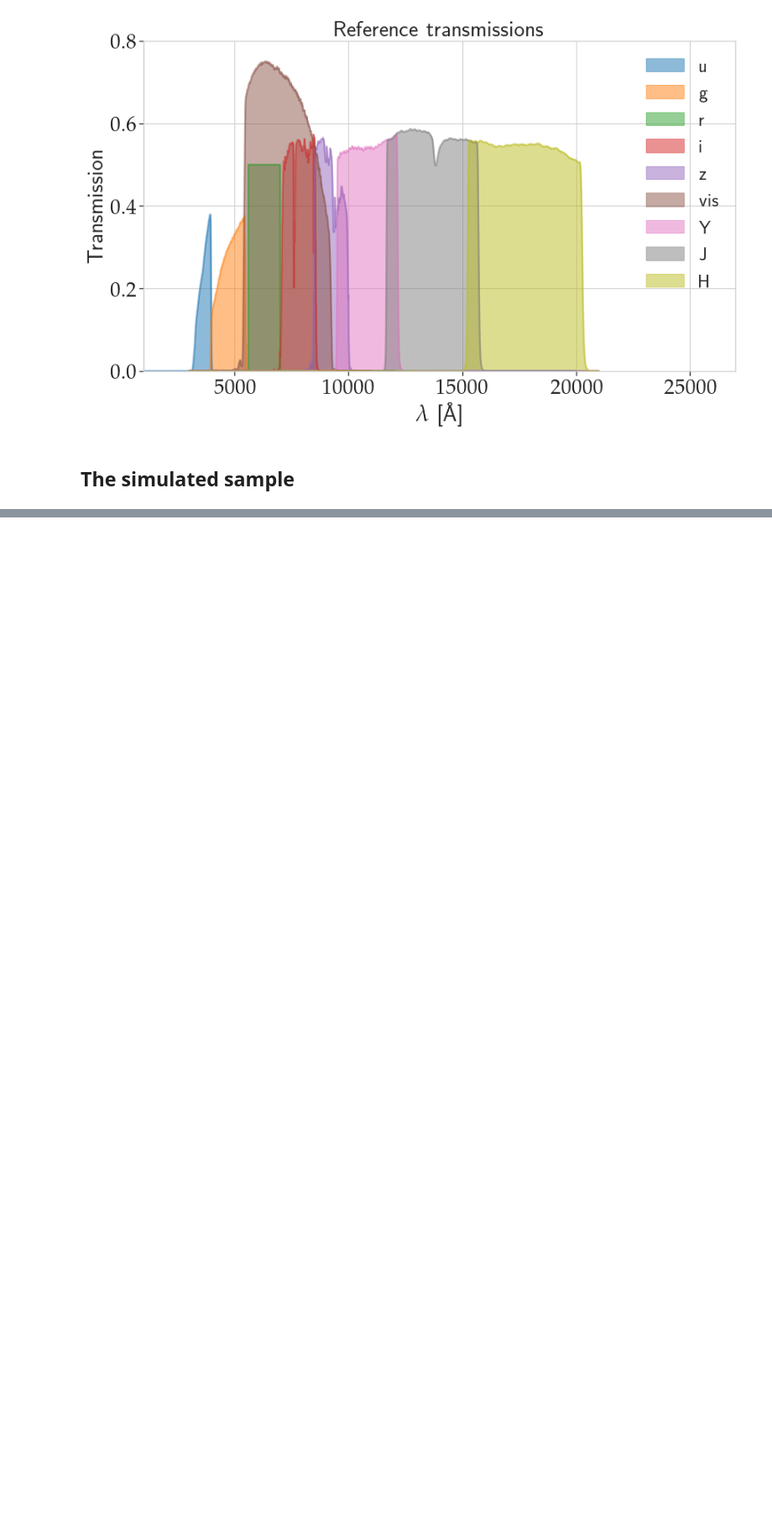
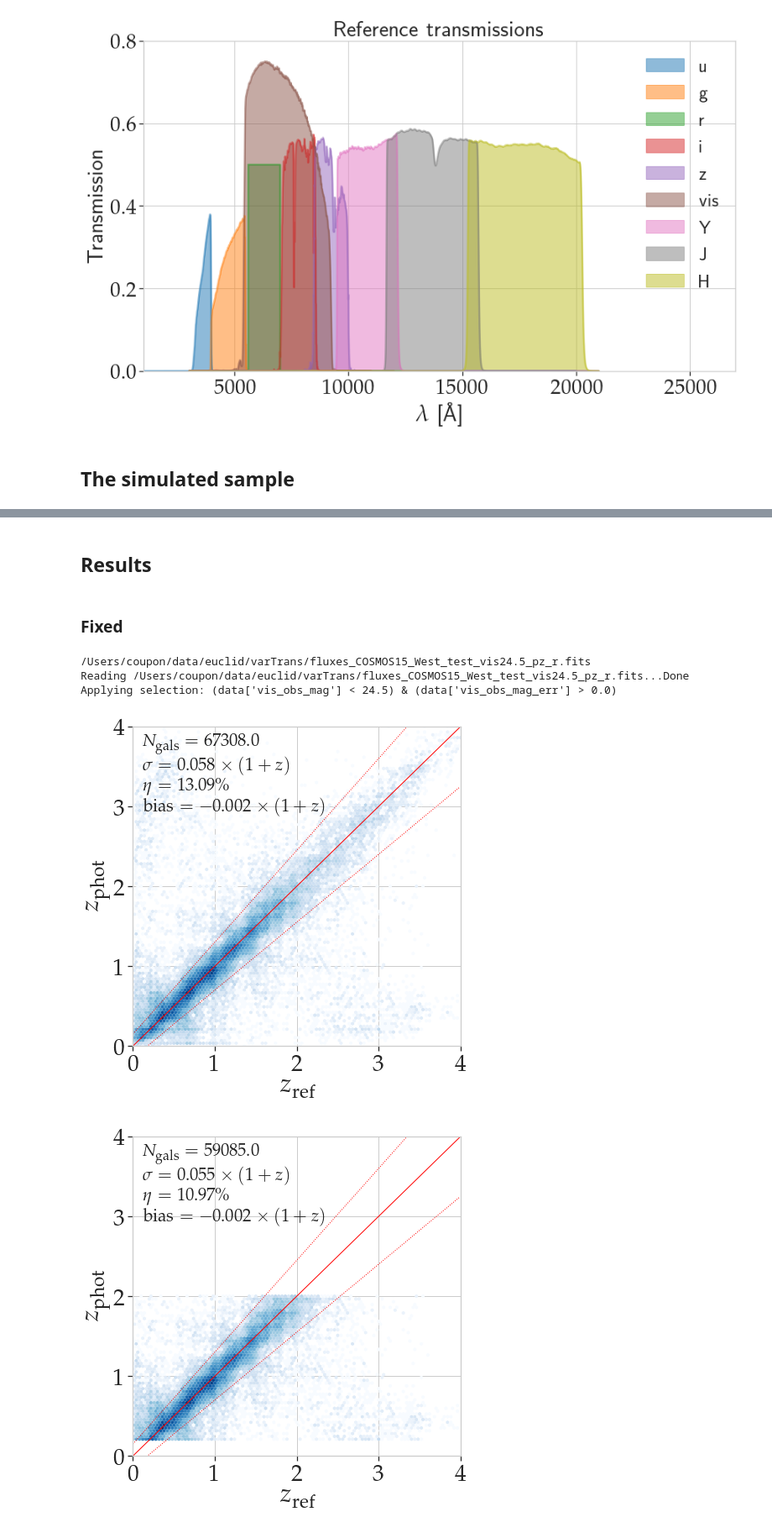
Before and after one commit to jcoupon/euclid_var_trans, a Jupyter notebook: scripts/part_2_simulations.ipynb, the cells around one changed output, grey strips where cells are left out. Shown at 84% size. Drawn from its saved outputs; the diff is of its cells as text; code cells hidden in the pictures; blank space fills up the shorter version.

```diff
--- a/scripts/part_2_simulations.ipynb
+++ b/scripts/part_2_simulations.ipynb
@@ -158,0 +623,72 @@ with open(CURRENTDIR+'/filters/filterListAll.ascii', 'w') as file_out:
+# %% [markdown]
+## Results
+# %% [markdown]
+### Fixed
+# %%
+reload(photoz_metrics)
+
+SELECT="(vis_obs_mag < 24.5) & (vis_obs_mag_err > 0.0)"
+# SELECT="(vis_obs_mag < 22.5) & (vis_obs_mag_err > 0.0)"
+
+
+# file_input = '{}/{}/pz_r.fits'.format(DATADIR, RESULTDIR)
+file_input = '{}/fluxes_COSMOS15_West_test_vis24.5_pz_r.fits'.format(DATADIR)
+
+print(file_input)
+
+data_fix = photoz_metrics.read_data(
+    file_input, select=SELECT,
+    input_type = 'ECLD_PHZ',
+    check_norm=False,
+    normalise=False,
+    reject_outliers=False,
+    )
+
+
+
+# side-by-side version
+if False:
+    f, (ax1, ax2) = plt.subplots(1,2, figsize=(15,7))
+    photoz_metrics.plot_scatter(
+        data_fix['z_ref'], data_fix['z'],
+        0.0, 4.0, ax=ax1, density=False)
+    photoz_metrics.plot_scatter(
+        data_fix['z_ref'], data_fix['z'],
+        0.0, 4.0, ax=ax2, density=True)
+
+    f, (ax1, ax2) = plt.subplots(1,2, figsize=(15,7))
+    s = (0.2 < data_fix['z']) & (data_fix['z'] < 2.0)
+    photoz_metrics.plot_scatter(
+        data_fix['z_ref'][s], data_fix['z'][s],
+        0.0, 4.0, ax=ax1, density=False)
+    photoz_metrics.plot_scatter(
+        data_fix['z_ref'][s], data_fix['z'][s],
+        0.0, 4.0, ax=ax2, density=True)
+
+# only density
+f, (ax2) = plt.subplots(1,1, figsize=(7,7))
+#photoz_metrics.plot_scatter(
+#    data_fix['z_ref'], data_fix['z'],
+#    0.0, 4.0, ax=ax1, density=False)
+photoz_metrics.plot_scatter(
+    data_fix['z_ref'], data_fix['z'],
+    0.0, 4.0, ax=ax2, density=True)
+
+f.savefig('../plots/zp_zref_fixed_all.pdf')
+
+f, (ax2) = plt.subplots(1,1, figsize=(7,7))
+s = (0.2 < data_fix['z']) & (data_fix['z'] < 2.0)
+#photoz_metrics.plot_scatter(
+#    data_fix['z_ref'][s], data_fix['z'][s],
+#    0.0, 4.0, ax=ax1, density=False)
+photoz_metrics.plot_scatter(
+    data_fix['z_ref'][s], data_fix['z'][s],
+    0.0, 4.0, ax=ax2, density=True)
+
+f.savefig('../plots/zp_zref_fixed_0_2_2_0.pdf')
+# %% [output]
+/Users/coupon/data/euclid/varTrans/fluxes_COSMOS15_West_test_vis24.5_pz_r.fits
+Reading /Users/coupon/data/euclid/varTrans/fluxes_COSMOS15_West_test_vis24.5_pz_r.fits...Done
+Applying selection: (data['vis_obs_mag'] < 24.5) & (data['vis_obs_mag_err'] > 0.0)
+[figure, added]
+[figure, added]
```
Also changed, not shown: parts of 22 cells of this notebook, 21 other files.
